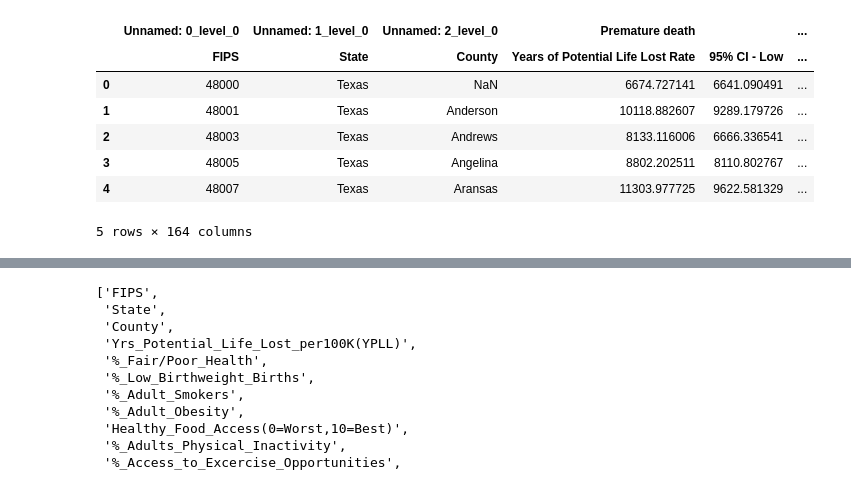
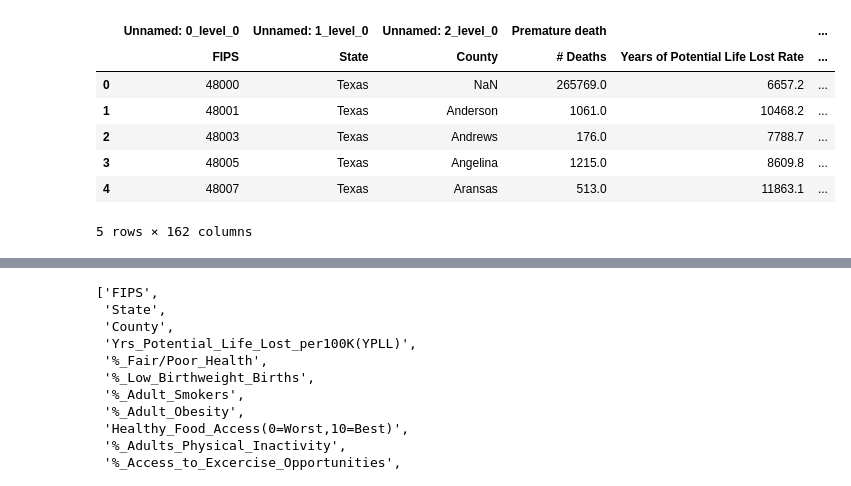
Before and after one commit to stevenjbark/DataAnalytics-FinalProject, a Jupyter notebook: Data/Data_Cleaning.ipynb, the cells around one changed output, grey strips where cells are left out. Drawn from its saved outputs; the diff is of its cells as text; code cells hidden in the pictures.

Commit message:
added code for 2017 data and cleaned full 2017 file

```diff
--- a/Data/Data_Cleaning.ipynb
+++ b/Data/Data_Cleaning.ipynb
@@ -5,18 +5,18 @@ import os
 import numpy as np
 import pymongo
 # %%
-file = pd.read_excel(os.path.join("Original_Files","CountyHealthRankingsData","2018","2018 County Health Rankings Texas Data - v3.xls"),sheet_name='Ranked Measure Data',header=(0,1))
+file = pd.read_excel(os.path.join("Original_Files","CountyHealthRankingsData","2017","2017 County Health Rankings Texas Data - v2.xls"),sheet_name='Ranked Measure Data',header=(0,1))
 df = pd.DataFrame(file)
 df.head()
 # %% [output]
 |  | Unnamed: 0_level_0 | Unnamed: 1_level_0 | Unnamed: 2_level_0 | Premature death |  | ... |
-|  | FIPS | State | County | Years of Potential Life Lost Rate | 95% CI - Low | ... |
-| 0 | 48000 | Texas | NaN | 6674.727141 | 6641.090491 | ... |
-| 1 | 48001 | Texas | Anderson | 10118.882607 | 9289.179726 | ... |
-| 2 | 48003 | Texas | Andrews | 8133.116006 | 6666.336541 | ... |
-| 3 | 48005 | Texas | Angelina | 8802.202511 | 8110.802767 | ... |
-| 4 | 48007 | Texas | Aransas | 11303.977725 | 9622.581329 | ... |
+|  | FIPS | State | County | # Deaths | Years of Potential Life Lost Rate | ... |
+| 0 | 48000 | Texas | NaN | 265769.0 | 6657.2 | ... |
+| 1 | 48001 | Texas | Anderson | 1061.0 | 10468.2 | ... |
+| 2 | 48003 | Texas | Andrews | 176.0 | 7788.7 | ... |
+| 3 | 48005 | Texas | Angelina | 1215.0 | 8609.8 | ... |
+| 4 | 48007 | Texas | Aransas | 513.0 | 11863.1 | ... |
-5 rows × 164 columns
+5 rows × 162 columns
 # %%
 df.columns = df.columns.map('_'.join)
 df.head()
```
Also changed, not shown: parts of 19 cells of this notebook, 2 other files.
